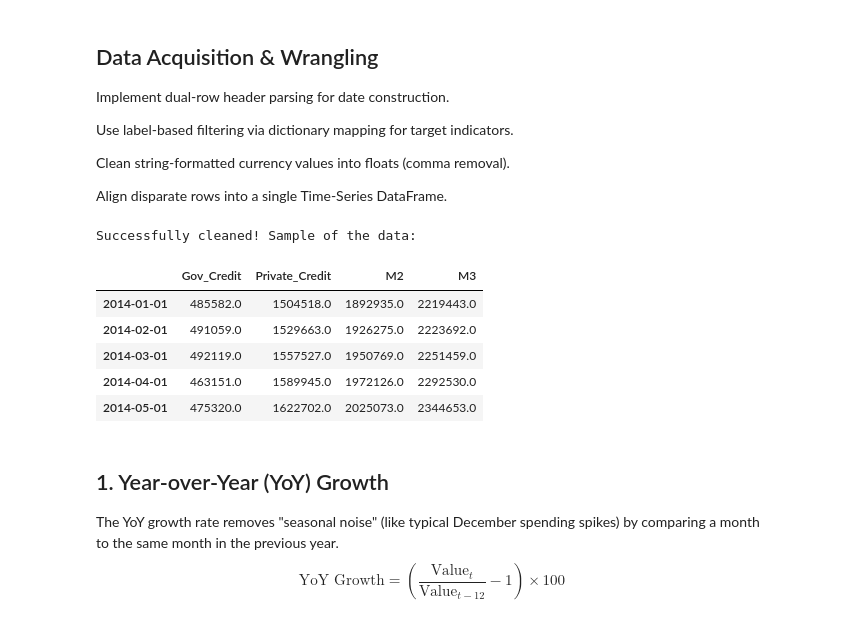
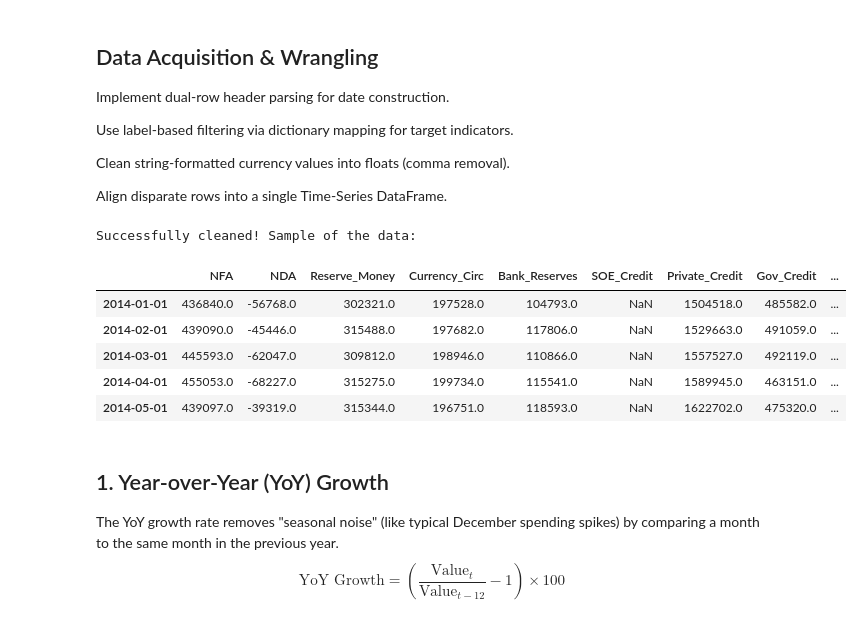
Before and after one commit to asaphray/cbk-macroeconomic-analysis, a Jupyter notebook: notebooks/python/03_monetary_analysis.ipynb, the cells around one changed output. Saved outputs shown, nothing was run; the diff lists cells and outputs as text; code cells hidden in the pictures.

```diff
--- a/notebooks/python/03_monetary_analysis.ipynb
+++ b/notebooks/python/03_monetary_analysis.ipynb
@@ -29,44 +29,50 @@ def monetary(file_path):
     date_strings = [f"{y}-{m}" for y, m in zip(years[2:], months[2:]) if pd.notna(y) and pd.notna(m)]
     dates = pd.to_datetime(date_strings, format='%Y-%b', errors='coerce')
 
     # 2. Define the rows we want (Using exact labels from your CSV)
     target_indicators = {
-        "Central Government (Net)": "Gov_Credit",
-        "Private sector credit ": "Private_Credit",
-        "Money and Quasi-money (M2)": "M2",
-        "M2 plus Residents' Foreign Curr. Deposits (M3)": "M3"
-    }
+    "Net Foreign assets": "NFA",
+    "Net Domestic Assets": "NDA",
+    "Reserve Money": "Reserve_Money",
+    "Currency in circulation": "Currency_Circ",
+    "Banks Reserves at CBK": "Bank_Reserves",
+    "Public Non Financial Corp (Net)": "SOE_Credit",
+    "Private sector credit ": "Private_Credit",
+    "Central Government (Net)": "Gov_Credit",
+    "Money and Quasi-money (M2)": "M2",
+    "M2 plus Residents' Foreign Curr. Deposits (M3)": "M3"
+}
 
     cleaned_series = []
     labels_col = df.columns[1]
 
     for label, short_name in target_indicators.items():
         # Strip spaces and find the row
         mask = df[labels_col].str.strip() == label.strip()
         row_data = df[mask].iloc[0, 2:].values # Get values, skip first 2 cols
 
         # Clean commas and convert to float
         clean_vals = [float(str(x).replace(',', '').strip()) if pd.notna(x) else np.nan for x in row_data]
         cleaned_series.append(pd.Series(clean_vals[:len(dates)], name=short_name))
 
     # 3. Final DataFrame
     monetary_clean = pd.concat(cleaned_series, axis=1)
     monetary_clean.index = dates
     return monetary_clean.dropna(how='all').sort_index()
 
 # Usage
 monetary = monetary('D:\Asaph_Ray\DATA SCIENCE\DATA ANALYSIS\CBK MACROECONOMIC ANALYSIS\cbk-macroeconomic-analysis\data\cleaned\monetary.csv')
 monetary.to_csv('monetary_cleaned.csv')
 print("Successfully cleaned! Sample of the data:")
 display(monetary.head())
 # %% [output]
 Successfully cleaned! Sample of the data:
-|  | Gov_Credit | Private_Credit | M2 | M3 |
-| 2014-01-01 | 485582.0 | 1504518.0 | 1892935.0 | 2219443.0 |
-| 2014-02-01 | 491059.0 | 1529663.0 | 1926275.0 | 2223692.0 |
-| 2014-03-01 | 492119.0 | 1557527.0 | 1950769.0 | 2251459.0 |
-| 2014-04-01 | 463151.0 | 1589945.0 | 1972126.0 | 2292530.0 |
-| 2014-05-01 | 475320.0 | 1622702.0 | 2025073.0 | 2344653.0 |
+|  | NFA | NDA | Reserve_Money | Currency_Circ | Bank_Reserves | SOE_Credit | Private_Credit | Gov_Credit | ... |
+| 2014-01-01 | 436840.0 | -56768.0 | 302321.0 | 197528.0 | 104793.0 | NaN | 1504518.0 | 485582.0 | ... |
+| 2014-02-01 | 439090.0 | -45446.0 | 315488.0 | 197682.0 | 117806.0 | NaN | 1529663.0 | 491059.0 | ... |
+| 2014-03-01 | 445593.0 | -62047.0 | 309812.0 | 198946.0 | 110866.0 | NaN | 1557527.0 | 492119.0 | ... |
+| 2014-04-01 | 455053.0 | -68227.0 | 315275.0 | 199734.0 | 115541.0 | NaN | 1589945.0 | 463151.0 | ... |
+| 2014-05-01 | 439097.0 | -39319.0 | 315344.0 | 196751.0 | 118593.0 | NaN | 1622702.0 | 475320.0 | ... |
 # %% [markdown]
 ## 1. Year-over-Year (YoY) Growth
 The YoY growth rate removes "seasonal noise" (like typical December spending spikes) by comparing a month to the same month in the previous year.
```
Also changed, not shown: parts of 3 cells of this notebook, 1 other file.
